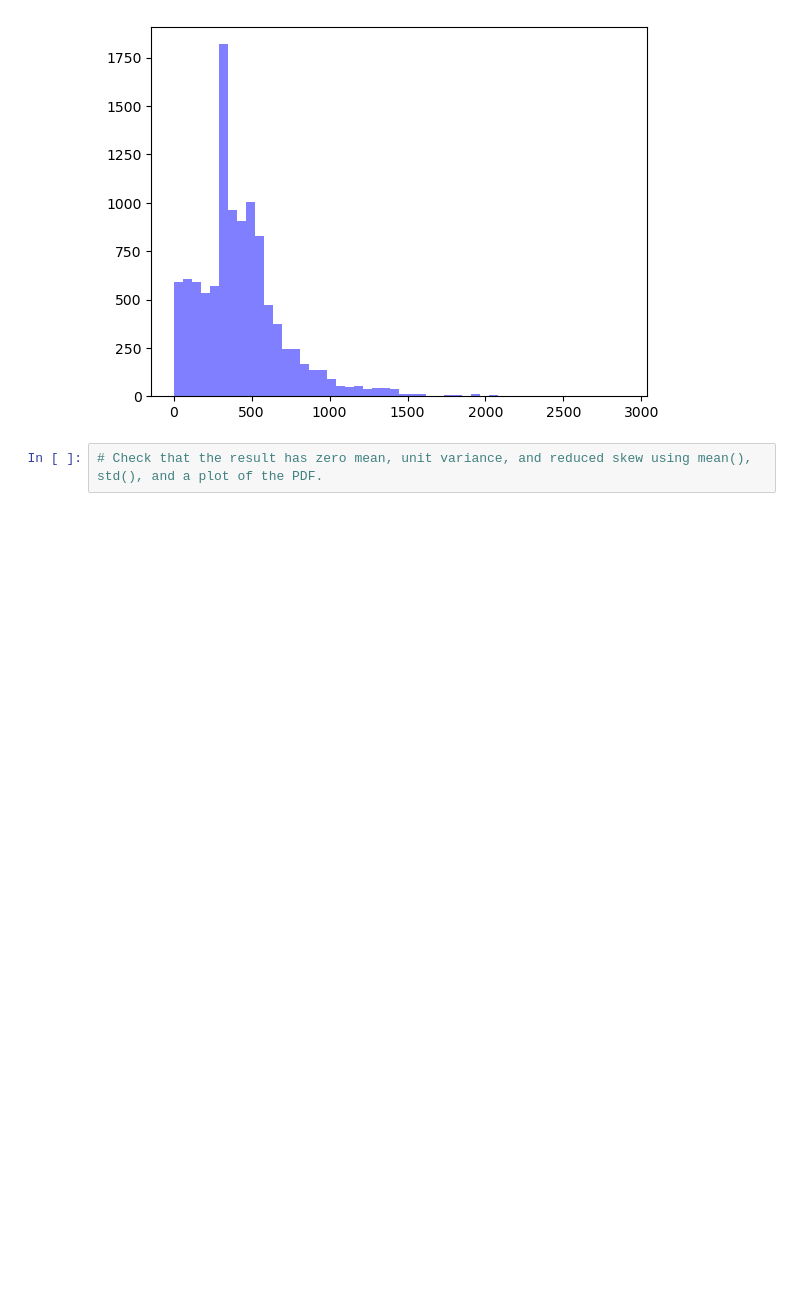
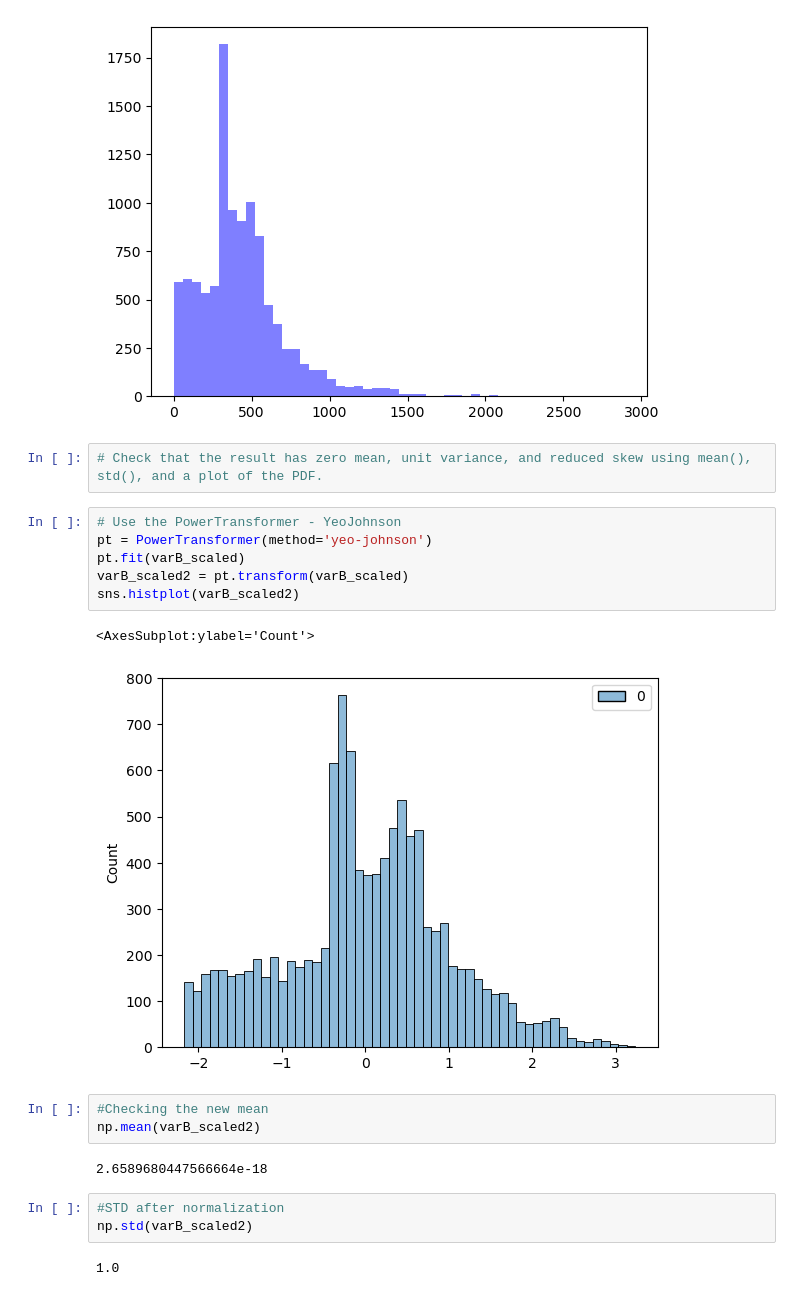
Before and after one commit to jagiussani/JuanLabs, a Jupyter notebook: Forth Week/Lab Transformation.ipynb, the cells around one changed output. Saved outputs shown, nothing was run; the diff lists cells and outputs as text; blank space fills up the shorter version.

Commit message:
Lab Review
Corrections after Lab Review

```diff
--- a/Forth Week/Lab Transformation.ipynb
+++ b/Forth Week/Lab Transformation.ipynb
@@ -495,3 +495,22 @@ plt.hist(varB, bins=50, color='blue', alpha=0.5, label='Original')
 [figure]
 # %%
 # Check that the result has zero mean, unit variance, and reduced skew using mean(), std(), and a plot of the PDF.
+# %%
+# Use the PowerTransformer - YeoJohnson
+pt = PowerTransformer(method='yeo-johnson')
+pt.fit(varB_scaled)
+varB_scaled2 = pt.transform(varB_scaled)
+sns.histplot(varB_scaled2)
+# %% [output]
+<AxesSubplot:ylabel='Count'>
+[figure, added]
+# %%
+#Checking the new mean
+np.mean(varB_scaled2)
+# %% [output]
+2.6589680447566664e-18
+# %%
+#STD after normalization
+np.std(varB_scaled2)
+# %% [output]
+1.0
```
Also changed, not shown: 1 other file.
